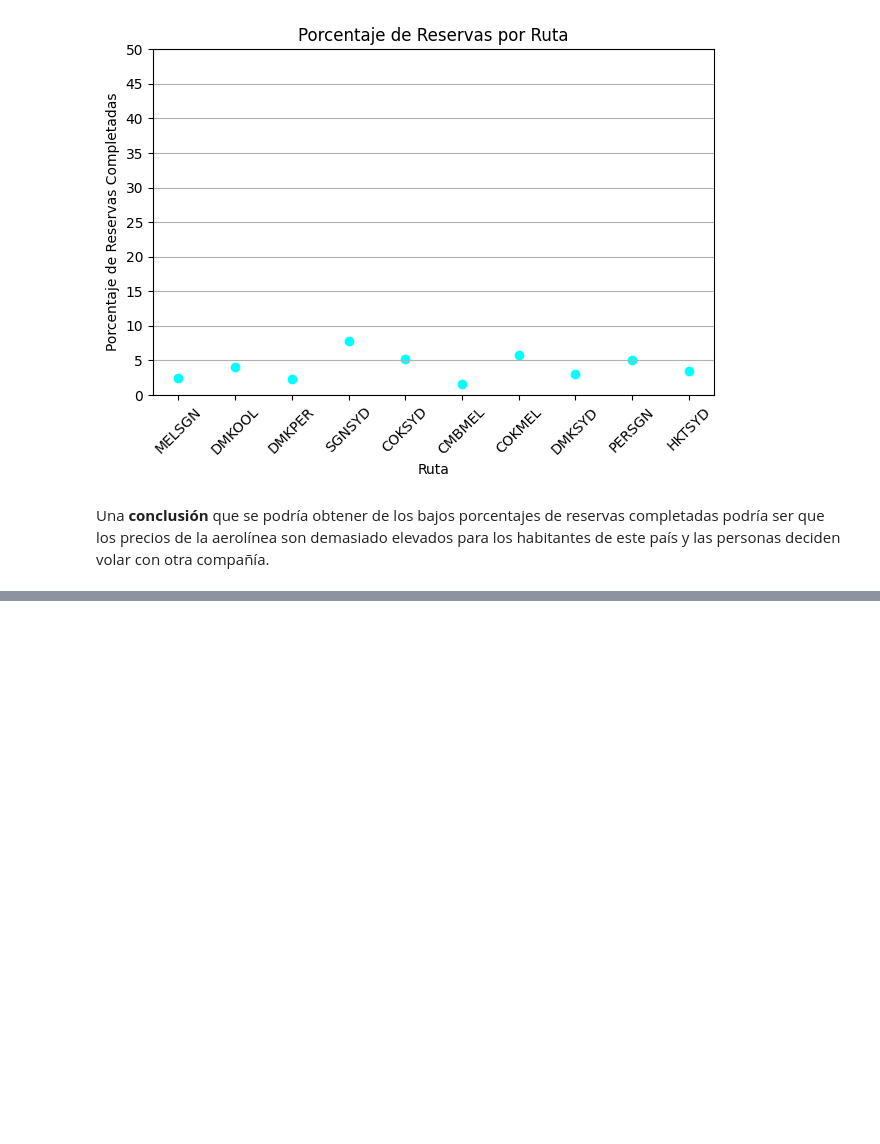
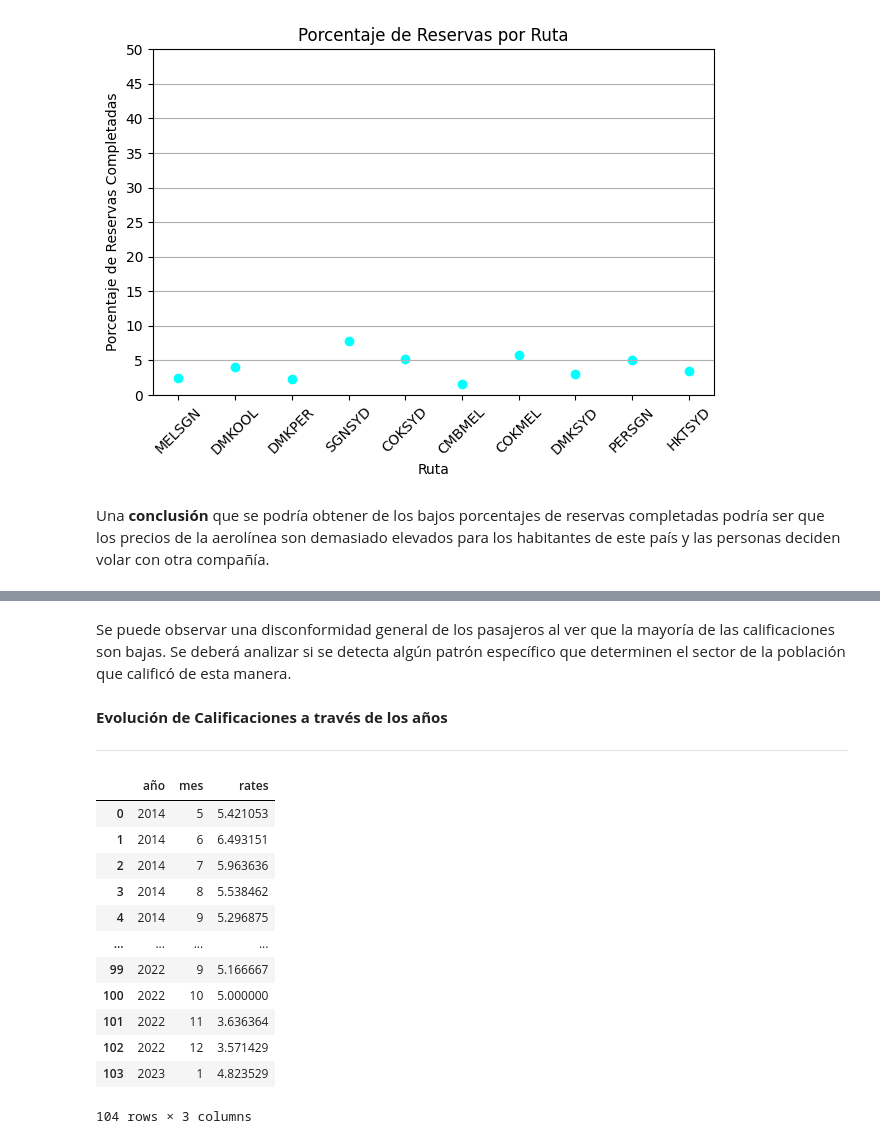
Before and after one commit to alexguttlein/TP1-AnalisisExploratorioDeDatos, a Jupyter notebook: TP1_Análisis_Exploratorio_de_Datos.ipynb, the cells around one changed output, grey strips where cells are left out. Saved outputs shown, nothing was run; the diff lists cells and outputs as text; code cells hidden in the pictures; blank space fills up the shorter version.

```diff
--- a/TP1_Análisis_Exploratorio_de_Datos.ipynb
+++ b/TP1_Análisis_Exploratorio_de_Datos.ipynb
@@ -270,0 +325,28 @@ Una **conclusión** que se podría obtener de los bajos porcentajes de reservas
+# %% [markdown]
+Se puede observar una disconformidad general de los pasajeros al ver que la mayoría de las calificaciones son bajas. Se deberá analizar si se detecta algún patrón específico que determinen el sector de la población que calificó de esta manera.
+# %% [markdown]
+**Evolución de Calificaciones a través de los años**
+
+---
+# %%
+#se calcula cómo fueron evolucionando las calificaciones a traves del tiempo
+#generales (verificadas + no verificadas)
+rates_by_date = cleaned_reviews[['date', 'rates']]
+
+rates_by_date_grouped = rates_by_date.groupby([rates_by_date['date'].dt.year.rename('año'), rates_by_date['date'].dt.month.rename('mes')]).mean()
+rates_by_date_grouped = rates_by_date_grouped.reset_index()
+rates_by_date_grouped
+# %% [output]
+|  | año | mes | rates |
+| 0 | 2014 | 5 | 5.421053 |
+| 1 | 2014 | 6 | 6.493151 |
+| 2 | 2014 | 7 | 5.963636 |
+| 3 | 2014 | 8 | 5.538462 |
+| 4 | 2014 | 9 | 5.296875 |
+| ... | ... | ... | ... |
+| 99 | 2022 | 9 | 5.166667 |
+| 100 | 2022 | 10 | 5.000000 |
+| 101 | 2022 | 11 | 3.636364 |
+| 102 | 2022 | 12 | 3.571429 |
+| 103 | 2023 | 1 | 4.823529 |
+104 rows × 3 columns
```
Also changed, not shown: parts of 9 cells of this notebook.
